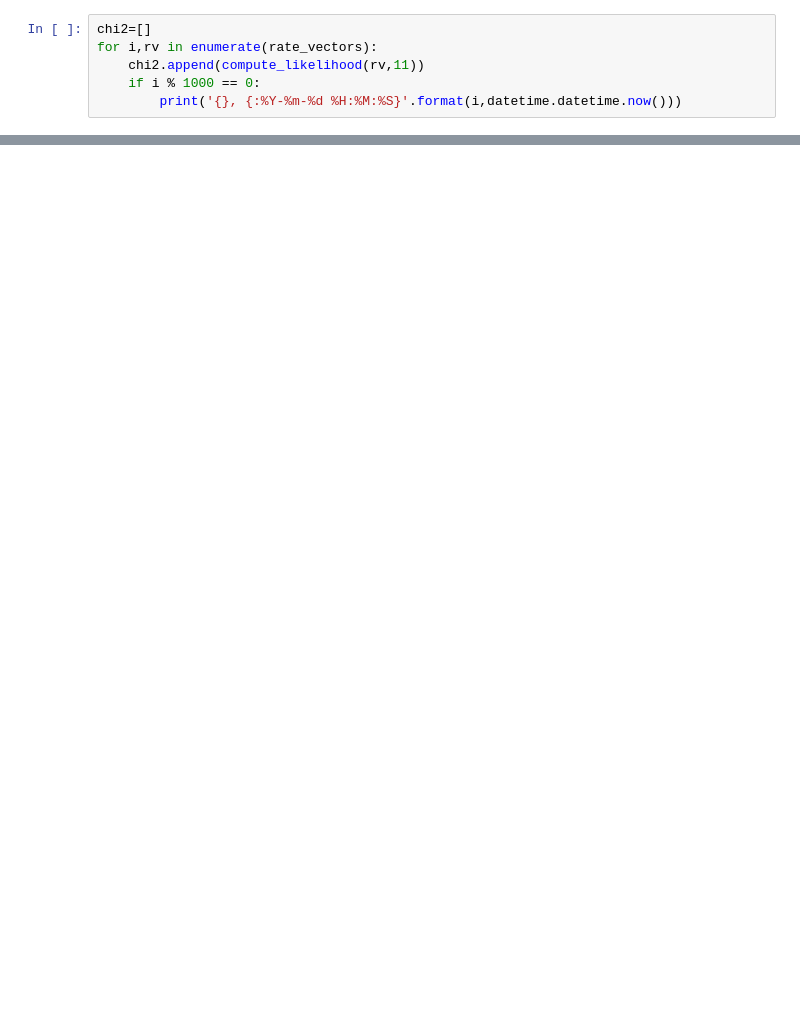
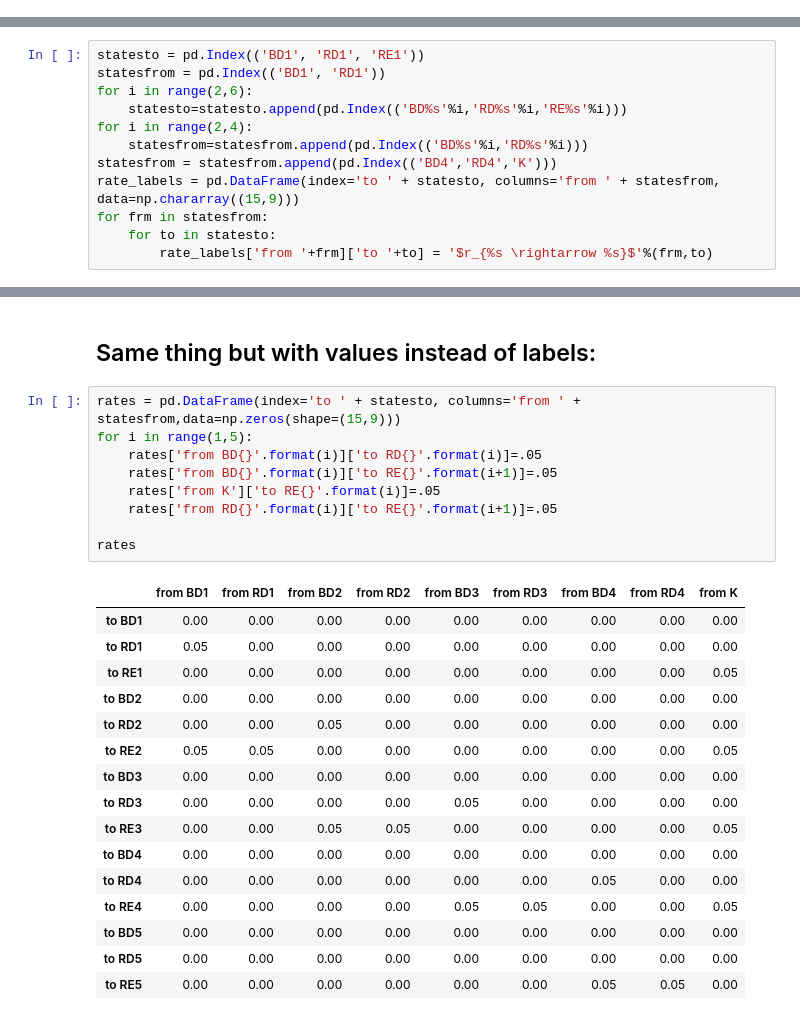
Before and after one commit to Mel23/gzh_red_disks, a Jupyter notebook: python/model.ipynb, the cells around one changed output, grey strips where cells are left out. Cells and saved outputs as stored; diff of their text form; blank space fills up the shorter version.

```diff
--- a/python/model.ipynb
+++ b/python/model.ipynb
@@ -148,6 +0,0 @@ Compute chi2 for each set of rates, compute timestamp after every 1000 combinati
-# %%
-chi2=[]
-for i,rv in enumerate(rate_vectors):
-    chi2.append(compute_likelihood(rv,11))
-    if i % 1000 == 0:
-        print('{}, {:%Y-%m-%d %H:%M:%S}'.format(i,datetime.datetime.now()))
@@ -178,0 +18,12 @@ for c in chi2_sorted[0:10]:
+# %%
+statesto = pd.Index(('BD1', 'RD1', 'RE1'))
+statesfrom = pd.Index(('BD1', 'RD1'))
+for i in range(2,6):
+    statesto=statesto.append(pd.Index(('BD%s'%i,'RD%s'%i,'RE%s'%i)))
+for i in range(2,4):
+    statesfrom=statesfrom.append(pd.Index(('BD%s'%i,'RD%s'%i)))
+statesfrom = statesfrom.append(pd.Index(('BD4','RD4','K')))
+rate_labels = pd.DataFrame(index='to ' + statesto, columns='from ' + statesfrom, data=np.chararray((15,9)))
+for frm in statesfrom:
+    for to in statesto:
+        rate_labels['from '+frm]['to '+to] = '$r_{%s \rightarrow %s}$'%(frm,to)
@@ -178,0 +64,28 @@ for c in chi2_sorted[0:10]:
+# %% [markdown]
+## Same thing but with values instead of labels:
+# %%
+rates = pd.DataFrame(index='to ' + statesto, columns='from ' + statesfrom,data=np.zeros(shape=(15,9)))
+for i in range(1,5):
+    rates['from BD{}'.format(i)]['to RD{}'.format(i)]=.05
+    rates['from BD{}'.format(i)]['to RE{}'.format(i+1)]=.05
+    rates['from K']['to RE{}'.format(i)]=.05
+    rates['from RD{}'.format(i)]['to RE{}'.format(i+1)]=.05
+
+rates
+# %% [output]
+|  | from BD1 | from RD1 | from BD2 | from RD2 | from BD3 | from RD3 | from BD4 | from RD4 | from K |
+| to BD1 | 0.00 | 0.00 | 0.00 | 0.00 | 0.00 | 0.00 | 0.00 | 0.00 | 0.00 |
+| to RD1 | 0.05 | 0.00 | 0.00 | 0.00 | 0.00 | 0.00 | 0.00 | 0.00 | 0.00 |
+| to RE1 | 0.00 | 0.00 | 0.00 | 0.00 | 0.00 | 0.00 | 0.00 | 0.00 | 0.05 |
+| to BD2 | 0.00 | 0.00 | 0.00 | 0.00 | 0.00 | 0.00 | 0.00 | 0.00 | 0.00 |
+| to RD2 | 0.00 | 0.00 | 0.05 | 0.00 | 0.00 | 0.00 | 0.00 | 0.00 | 0.00 |
+| to RE2 | 0.05 | 0.05 | 0.00 | 0.00 | 0.00 | 0.00 | 0.00 | 0.00 | 0.05 |
+| to BD3 | 0.00 | 0.00 | 0.00 | 0.00 | 0.00 | 0.00 | 0.00 | 0.00 | 0.00 |
+| to RD3 | 0.00 | 0.00 | 0.00 | 0.00 | 0.05 | 0.00 | 0.00 | 0.00 | 0.00 |
+| to RE3 | 0.00 | 0.00 | 0.05 | 0.05 | 0.00 | 0.00 | 0.00 | 0.00 | 0.05 |
+| to BD4 | 0.00 | 0.00 | 0.00 | 0.00 | 0.00 | 0.00 | 0.00 | 0.00 | 0.00 |
+| to RD4 | 0.00 | 0.00 | 0.00 | 0.00 | 0.00 | 0.00 | 0.05 | 0.00 | 0.00 |
+| to RE4 | 0.00 | 0.00 | 0.00 | 0.00 | 0.05 | 0.05 | 0.00 | 0.00 | 0.05 |
+| to BD5 | 0.00 | 0.00 | 0.00 | 0.00 | 0.00 | 0.00 | 0.00 | 0.00 | 0.00 |
+| to RD5 | 0.00 | 0.00 | 0.00 | 0.00 | 0.00 | 0.00 | 0.00 | 0.00 | 0.00 |
+| to RE5 | 0.00 | 0.00 | 0.00 | 0.00 | 0.00 | 0.00 | 0.05 | 0.05 | 0.00 |
```
Also changed, not shown: parts of 33 cells of this notebook.
